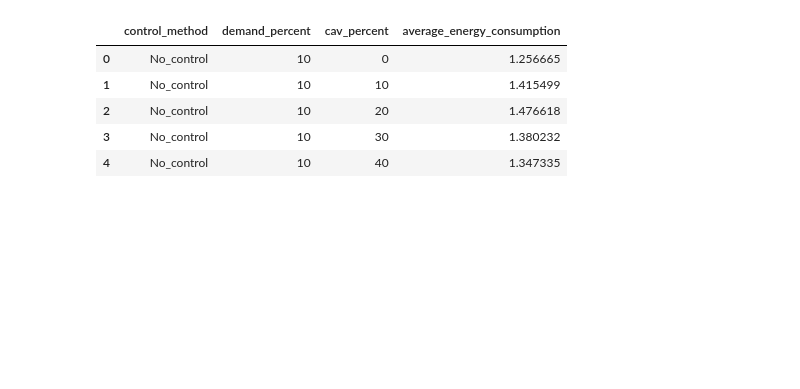
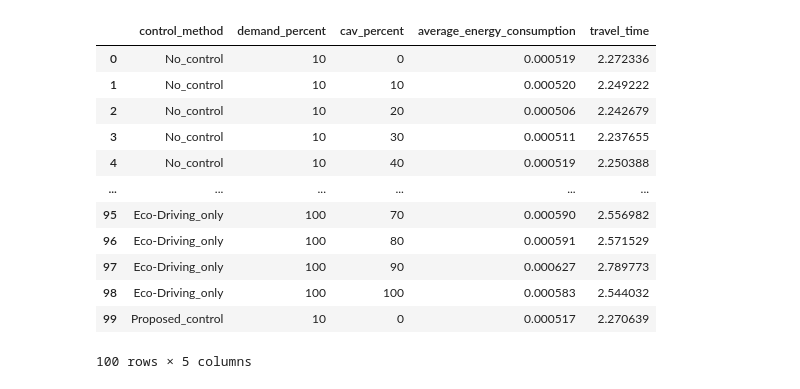
Before and after one commit to AlexWangVT/eco-driving_powertrain, a Jupyter notebook: original network/results_analysis.ipynb, the cells around one changed output. Drawn from its saved outputs; the diff is of its cells as text; code cells hidden in the pictures; blank space fills up the shorter version.

```diff
--- a/original network/results_analysis.ipynb
+++ b/original network/results_analysis.ipynb
@@ -5,13 +5,14 @@ import matplotlib.pyplot as plt
 import glob
 # %%
 # aggregate energy results for each control strategy
-simulation_timeStep = 0.8 # used to calculate travel time
+simulation_timeStep = 0.2 # used to calculate travel time
 powertrain_tech = "ICEV"
 petroleum_equivalent_factor = 28996 # old value is 23160
 fueltype = ["ICEV_fuel", "BEV_energy", "PHEV_electric_power", "PHEV_fuel", "HFCV_energy", "hev_fuel"]
 control_method = ["No_control", "Signal_optimization_only", "Eco-Driving_only", "Proposed_control"]
 demand_perct = [10, 50, 100]
 cav_perct = [0, 10, 20, 30, 40, 50, 60, 70, 80, 90, 100]
+# major_sections = [5284,1246,1267,1248,1269,1249,1270,1272,1252,1253,1274,1275,1254,1282,1261,1262,1283,1263,1284]
 energy_df = pd.DataFrame(columns=['control_method', 'demand_percent', 'cav_percent', 'average_energy_consumption', 'travel_time'])
 
 for control_strategy in control_method:
@@ -21,6 +22,7 @@ for control_strategy in control_method:
             file_list = glob.glob(files)
 
             energy_per_km_per_vehicle = 0
+            avg_travel_time = 0
             num_repli = 0
 
             for file in file_list:
@@ -29,9 +31,10 @@ for control_strategy in control_method:
                 veh_ids = df.vehicle_id.unique()
                 num_vehicles = len(veh_ids)
                 energy_per_km = 0
+                travel_time = 0
                 for idx in veh_ids:
                     df_by_vehicle = df[df['vehicle_id']==idx]
-                    travel_time = df_by_vehicle.shape[0] * simulation_timeStep / 60 # convert to minutes
+                    travel_time += df_by_vehicle.shape[0] * simulation_timeStep / 60 # convert to minutes
                     cumulative_distance = df_by_vehicle['driving_distance'].sum()
 
                     if powertrain_tech == "ICEV":
@@ -49,10 +52,10 @@ for control_strategy in control_method:
 
                     energy_per_km += total_energy / cumulative_distance
 
+                avg_travel_time += travel_time / num_vehicles
                 energy_per_km_per_vehicle += energy_per_km / num_vehicles
 
             repliAvg_energy_per_km = energy_per_km_per_vehicle / num_repli
-            df1 = pd.DataFrame({'control_method': [control_strategy], 'demand_percent' :[demand], 'cav_percent': [cav], 'average_energy_consumption': [repliAvg_energy_per_km], 'travel_time': [travel_time]})
+            repliAvg_travel_time = avg_travel_time / num_repli
+            df1 = pd.DataFrame({'control_method': [control_strategy], 'demand_percent' :[demand], 'cav_percent': [cav], 'average_energy_consumption': [repliAvg_energy_per_km], 'travel_time': [repliAvg_travel_time]})
             energy_df = energy_df.append(df1, ignore_index = True)
-
-energy_df.to_csv('agg_results/average_energy_results.csv', sep='\t')
@@ -59,12 +73,19 @@ energy_df.to_csv('agg_results/average_energy_results.csv', sep='\t')
 # %%
-energy_df.head()
+energy_df.head(100)
 # %% [output]
-|  | control_method | demand_percent | cav_percent | average_energy_consumption |
-| 0 | No_control | 10 | 0 | 1.256665 |
-| 1 | No_control | 10 | 10 | 1.415499 |
-| 2 | No_control | 10 | 20 | 1.476618 |
-| 3 | No_control | 10 | 30 | 1.380232 |
-| 4 | No_control | 10 | 40 | 1.347335 |
+|  | control_method | demand_percent | cav_percent | average_energy_consumption | travel_time |
+| 0 | No_control | 10 | 0 | 0.000519 | 2.272336 |
+| 1 | No_control | 10 | 10 | 0.000520 | 2.249222 |
+| 2 | No_control | 10 | 20 | 0.000506 | 2.242679 |
+| 3 | No_control | 10 | 30 | 0.000511 | 2.237655 |
+| 4 | No_control | 10 | 40 | 0.000519 | 2.250388 |
+| ... | ... | ... | ... | ... | ... |
+| 95 | Eco-Driving_only | 100 | 70 | 0.000590 | 2.556982 |
+| 96 | Eco-Driving_only | 100 | 80 | 0.000591 | 2.571529 |
+| 97 | Eco-Driving_only | 100 | 90 | 0.000627 | 2.789773 |
+| 98 | Eco-Driving_only | 100 | 100 | 0.000583 | 2.544032 |
+| 99 | Proposed_control | 10 | 0 | 0.000517 | 2.270639 |
+100 rows × 5 columns
 # %%
 # calculate energy savings for each control strategy
 savings = pd.DataFrame(columns=['demand', 'cav', 'signal_optimization', 'signal_optimization_tt', 'eco-drive_only', 'eco-drive_only_tt','cooperative_control', 'cooperative_control_tt'])
```
Also changed, not shown: parts of 8 cells of this notebook, 36 other files.
